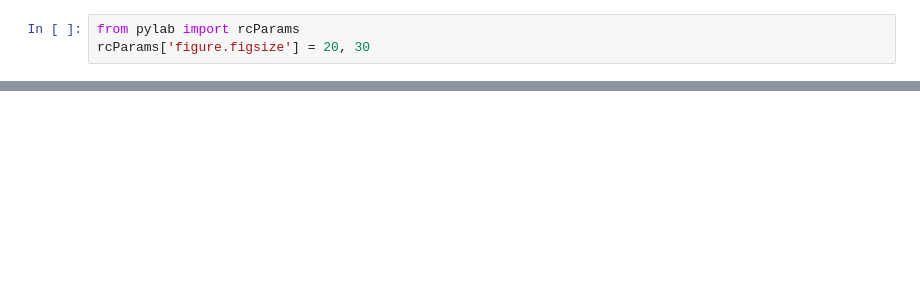
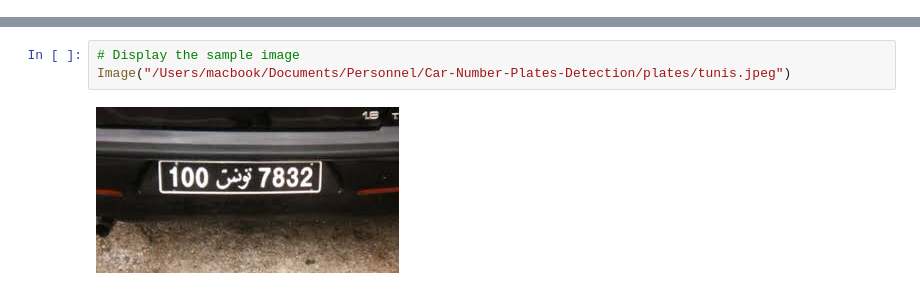
Before and after one commit to marwaniiwael18/Car-Number-Plates-Detection-IA-Model-, a Jupyter notebook: ocr-notebook/easy_OCR_demo.ipynb, the cells around one changed output, grey strips where cells are left out. Drawn from its saved outputs; the diff is of its cells as text; blank space fills up the shorter version.

```diff
--- a/ocr-notebook/easy_OCR_demo.ipynb
+++ b/ocr-notebook/easy_OCR_demo.ipynb
@@ -104,3 +24,0 @@ x_max, y_max
-# %%
-from pylab import rcParams
-rcParams['figure.figsize'] = 20, 30
@@ -113,0 +32,5 @@ error: OpenCV(4.11.0) /Users/xperience/GHA-Actions-OpenCV/_work/opencv-python/op
+# %%
+# Display the sample image
+Image("/Users/macbook/Documents/Personnel/Car-Number-Plates-Detection/plates/tunis.jpeg")
+# %% [output]
+[figure, added]
```
Also changed, not shown: parts of 36 cells of this notebook, 11 other files.
